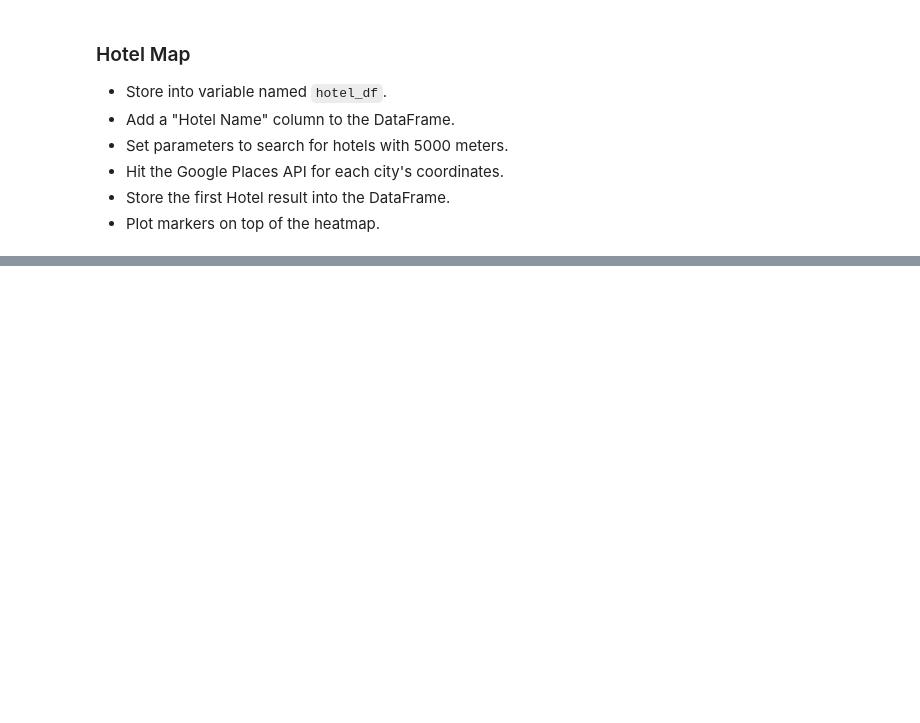
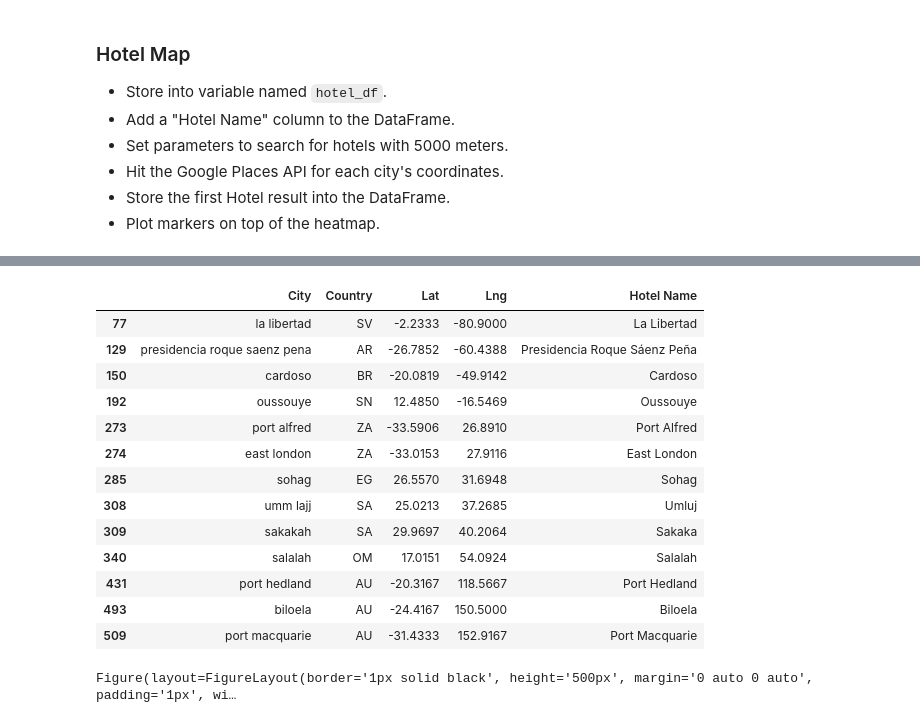
Before and after one commit to helenamin/Vacation-Research, a Jupyter notebook: VacationPy/VacationPy.ipynb, the cells around one changed output, grey strips where cells are left out. Cells and saved outputs as stored; diff of their text form; code cells hidden in the pictures; blank space fills up the shorter version.

```diff
--- a/VacationPy/VacationPy.ipynb
+++ b/VacationPy/VacationPy.ipynb
@@ -86,3 +212,21 @@ fig
+# %%
+hotel_df = hotel_df.rename(columns ={"Latitude":"Lat","Longitudes":"Lng"})
+hotel_df
+# %% [output]
+|  | City | Country | Lat | Lng | Hotel Name |
+| 77 | la libertad | SV | -2.2333 | -80.9000 | La Libertad |
+| 129 | presidencia roque saenz pena | AR | -26.7852 | -60.4388 | Presidencia Roque Sáenz Peña |
+| 150 | cardoso | BR | -20.0819 | -49.9142 | Cardoso |
+| 192 | oussouye | SN | 12.4850 | -16.5469 | Oussouye |
+| 273 | port alfred | ZA | -33.5906 | 26.8910 | Port Alfred |
+| 274 | east london | ZA | -33.0153 | 27.9116 | East London |
+| 285 | sohag | EG | 26.5570 | 31.6948 | Sohag |
+| 308 | umm lajj | SA | 25.0213 | 37.2685 | Umluj |
+| 309 | sakakah | SA | 29.9697 | 40.2064 | Sakaka |
+| 340 | salalah | OM | 17.0151 | 54.0924 | Salalah |
+| 431 | port hedland | AU | -20.3167 | 118.5667 | Port Hedland |
+| 493 | biloela | AU | -24.4167 | 150.5000 | Biloela |
+| 509 | port macquarie | AU | -31.4333 | 152.9167 | Port Macquarie |
 # %%
 # NOTE: Do not change any of the code in this cell
 
@@ -100,6 +244,10 @@ hotel_info = [info_box_template.format(**row) for index, row in hotel_df.iterrow
 locations = hotel_df[["Lat", "Lng"]]
 # %%
 # Add marker layer ontop of heat map
-
+markers = gmaps.marker_layer(locations)
 
 # Display figure
+fig.add_layer(markers)
+fig
+# %% [output]
+Figure(layout=FigureLayout(border='1px solid black', height='500px', margin='0 auto 0 auto', padding='1px', wi…
```
Also changed, not shown: parts of 7 cells of this notebook.
